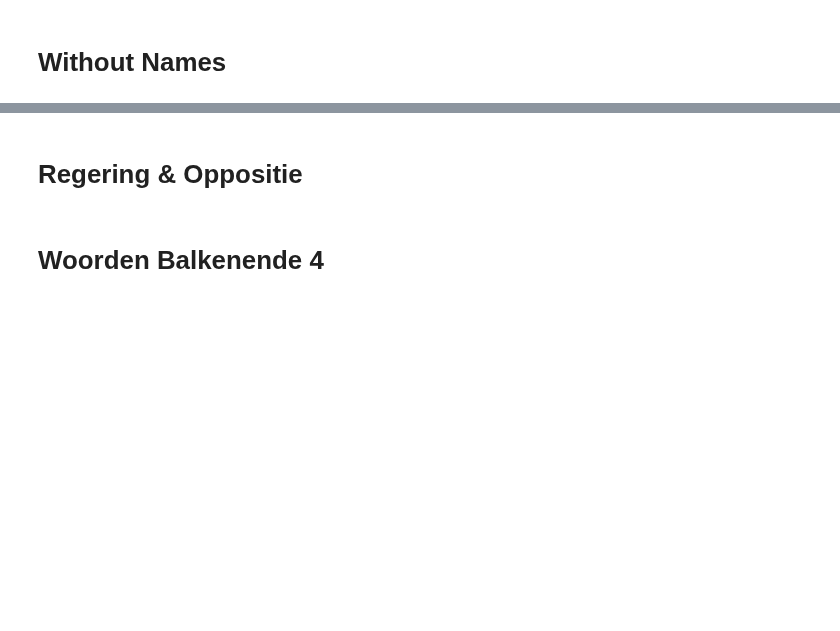
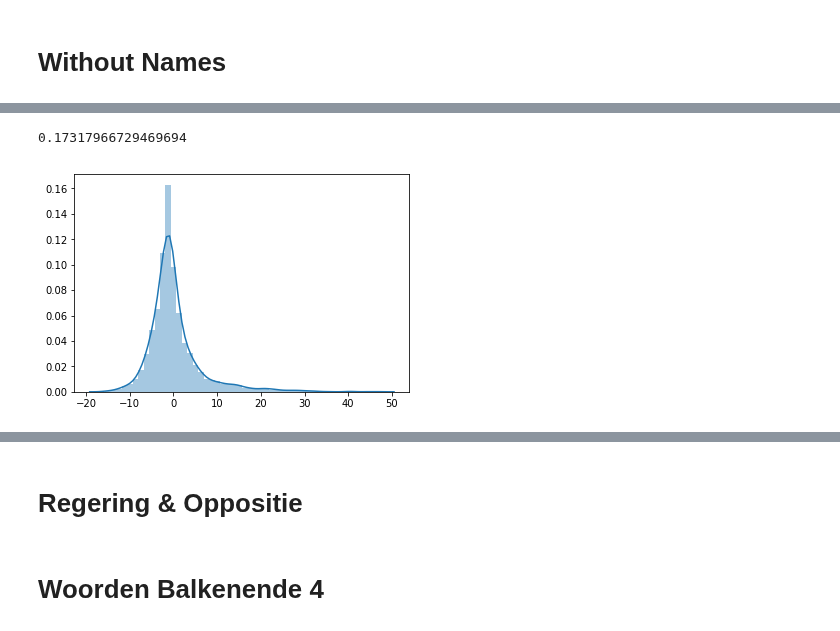
Before and after one commit to jaspervanderheide/Scriptie-Sprekers-TK, a Jupyter notebook: CompleteNotebook.ipynb, the cells around one changed output, grey strips where cells are left out. Saved outputs shown, nothing was run; the diff lists cells and outputs as text; code cells hidden in the pictures; blank space fills up the shorter version.

```diff
--- a/CompleteNotebook.ipynb
+++ b/CompleteNotebook.ipynb
@@ -304,0 +455,6 @@ mostimportantwords(pipe, countdf, 'MostImportantWordsWithoutNames')
+# %%
+ax = sns.distplot(list(chain.from_iterable(o)),norm_hist=False)
+np.mean(list(chain.from_iterable(o)))
+# %% [output]
+0.17317966729469694
+[figure, added]
```
Also changed, not shown: parts of 17 cells of this notebook, 8 other files.
